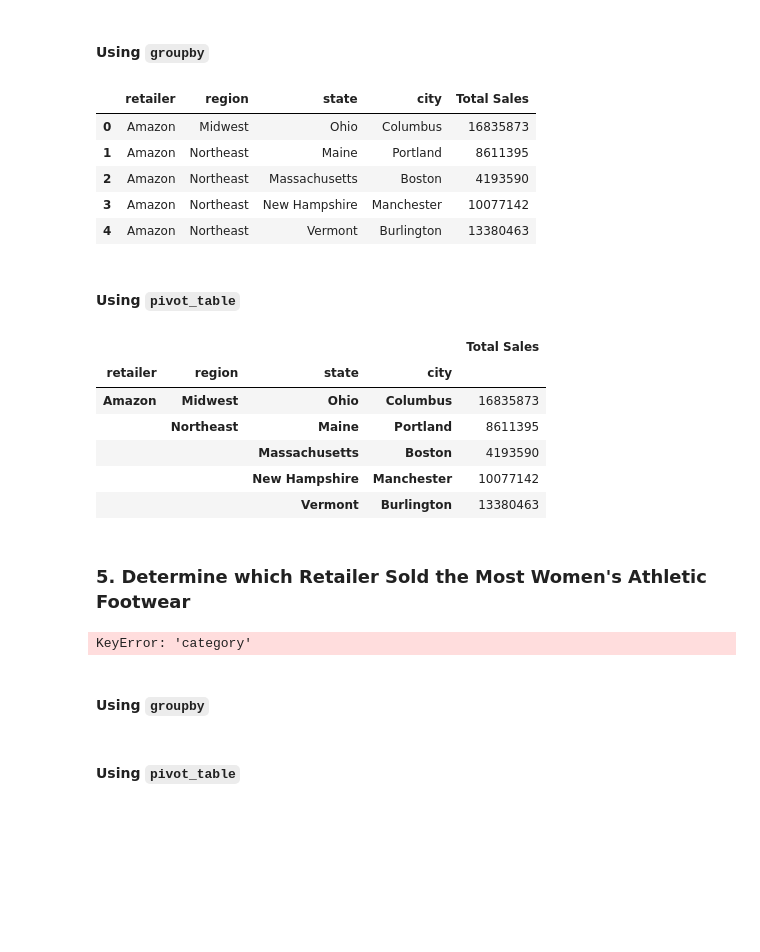
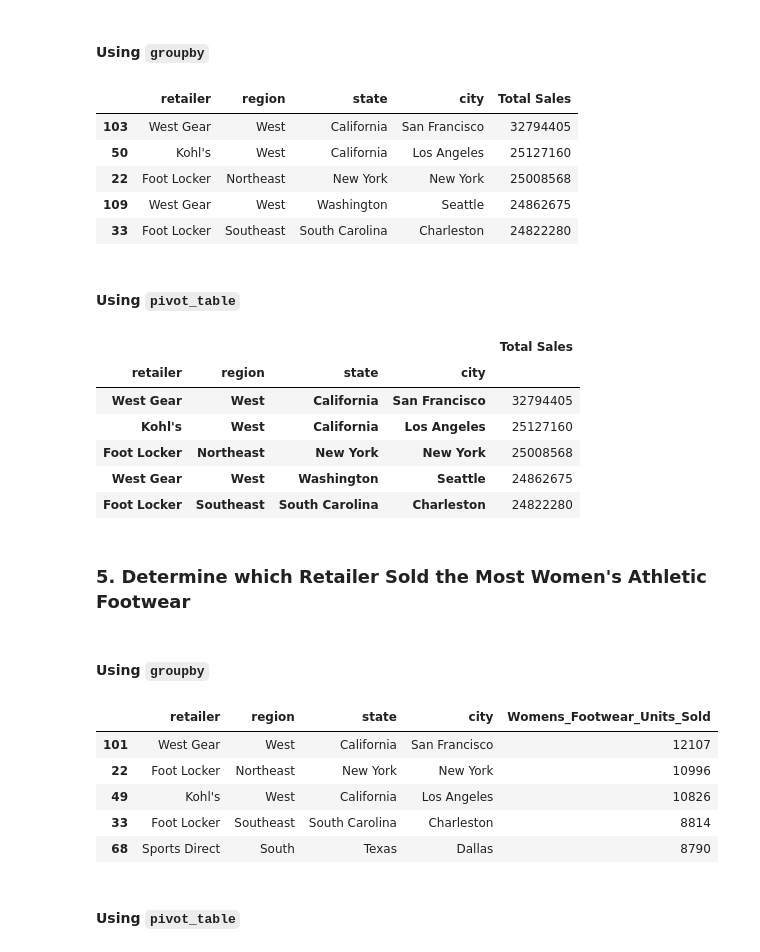
Before and after one commit to Buford4/athletic_sales_analysis, a Jupyter notebook: M5_Starter_Code/athletic_sales_analysis_starter_code.ipynb, the cells around one changed output. Cells and saved outputs as stored; diff of their text form; code cells hidden in the pictures; blank space fills up the shorter version.

```diff
--- a/M5_Starter_Code/athletic_sales_analysis_starter_code.ipynb
+++ b/M5_Starter_Code/athletic_sales_analysis_starter_code.ipynb
@@ -6,8 +6,11 @@ import pandas as pd
 #### Import CSVs
 # %%
 # Read the CSV files into DataFrames.
-df1 = pd.read_csv('/Users/beau/Desktop/Student_AI_Repo/athletic_sales_analysis/M5_Starter_Code/Resources/athletic_sales_2020.csv')
-df2 = pd.read_csv('/Users/beau/Desktop/Student_AI_Repo/athletic_sales_analysis/M5_Starter_Code/Resources/athletic_sales_2021.csv')
+df1 = pd.read_csv('Resources/athletic_sales_2020.csv')
+df2 = pd.read_csv('Resources/athletic_sales_2021.csv')
+
+#df1 = athletic_sales_2020
+#df2 = athletic_sales_2021
 # %%
 # Display the 2020 sales DataFrame
 display(df1)
@@ -213,54 +226,63 @@ display(pivot_table.head(5))
 #### Using `groupby`
 # %%
 # Show the total sales for the products sold for each retailer, region, state, and city.
-grouped_df = df.groupby(['retailer', 'region', 'state', 'city'])['total_sales'].sum().reset_index()
+retailer_group_df = combined_df.groupby(['retailer', 'region', 'state', 'city'])['total_sales'].sum().reset_index()
 
 # Rename the "total_sales" column to "Total Sales"
-grouped_df.rename(columns={'total_sales': 'Total Sales'}, inplace=True)
+retailer_group_df.rename(columns={'total_sales': 'Total Sales'}, inplace=True)
 
 # Show the top 5 results.
-display(grouped_df.head(5))
+display(retailer_group_df.sort_values('Total Sales', ascending = False).head())
 # %% [output]
 |  | retailer | region | state | city | Total Sales |
-| 0 | Amazon | Midwest | Ohio | Columbus | 16835873 |
-| 1 | Amazon | Northeast | Maine | Portland | 8611395 |
-| 2 | Amazon | Northeast | Massachusetts | Boston | 4193590 |
-| 3 | Amazon | Northeast | New Hampshire | Manchester | 10077142 |
-| 4 | Amazon | Northeast | Vermont | Burlington | 13380463 |
+| 103 | West Gear | West | California | San Francisco | 32794405 |
+| 50 | Kohl's | West | California | Los Angeles | 25127160 |
+| 22 | Foot Locker | Northeast | New York | New York | 25008568 |
+| 109 | West Gear | West | Washington | Seattle | 24862675 |
+| 33 | Foot Locker | Southeast | South Carolina | Charleston | 24822280 |
 # %% [markdown]
 #### Using `pivot_table`
 # %%
 # Show the total sales for the products sold for each retailer, region, state, and city.
-pivot_table = df.pivot_table(values='total_sales', index=['retailer', 'region', 'state', 'city'], aggfunc='sum')
+reatailer_pivot = combined_df.pivot_table(values='total_sales', index=['retailer', 'region', 'state', 'city'], aggfunc='sum')
 
 
 # Optional: Rename the "total_sales" column to "Total Sales"
-pivot_table.rename(columns={'total_sales': 'Total Sales'}, inplace=True)
+reatailer_pivot.rename(columns={'total_sales': 'Total Sales'}, inplace=True)
 
 
 # Show the top 5 results.
-display(pivot_table.head(5))
+display(reatailer_pivot.sort_values('Total Sales', ascending = False).head())
 # %% [output]
 |  |  |  |  | Total Sales |
 | retailer | region | state | city |  |
-| Amazon | Midwest | Ohio | Columbus | 16835873 |
-|  | Northeast | Maine | Portland | 8611395 |
-|  |  | Massachusetts | Boston | 4193590 |
-|  |  | New Hampshire | Manchester | 10077142 |
-|  |  | Vermont | Burlington | 13380463 |
+| West Gear | West | California | San Francisco | 32794405 |
+| Kohl's | West | California | Los Angeles | 25127160 |
+| Foot Locker | Northeast | New York | New York | 25008568 |
+| West Gear | West | Washington | Seattle | 24862675 |
+| Foot Locker | Southeast | South Carolina | Charleston | 24822280 |
 # %% [markdown]
 ### 5. Determine which Retailer Sold the Most Women's Athletic Footwear
 # %%
 # Filter the sales data to get the women's athletic footwear sales data.
+womens_footwear = combined_df.loc[combined_df['product']=="Women's Athletic Footwear"]
-# %% [output]
-KeyError: 'category'
 # %% [markdown]
 #### Using `groupby`
 # %%
 # Show the total number of women's athletic footwear sold for each retailer, region, state, and city.
 # Rename the "units_sold" column to "Womens_Footwear_Units_Sold"
+womens_footwear_group_df = womens_footwear.groupby(['retailer', 'region', 'state', 'city'])['units_sold'].sum().reset_index()
+womens_footwear_group_df.rename(columns={'units_sold': "Womens_Footwear_Units_Sold"}, inplace=True)
 
 # Show the top 5 results.
+display(womens_footwear_group_df.sort_values("Womens_Footwear_Units_Sold", ascending = False).head())
+# %% [output]
+|  | retailer | region | state | city | Womens_Footwear_Units_Sold |
+| 101 | West Gear | West | California | San Francisco | 12107 |
+| 22 | Foot Locker | Northeast | New York | New York | 10996 |
+| 49 | Kohl's | West | California | Los Angeles | 10826 |
+| 33 | Foot Locker | Southeast | South Carolina | Charleston | 8814 |
+| 68 | Sports Direct | South | Texas | Dallas | 8790 |
 # %% [markdown]
 #### Using `pivot_table`
 # %%
```
Also changed, not shown: parts of 8 cells of this notebook.
